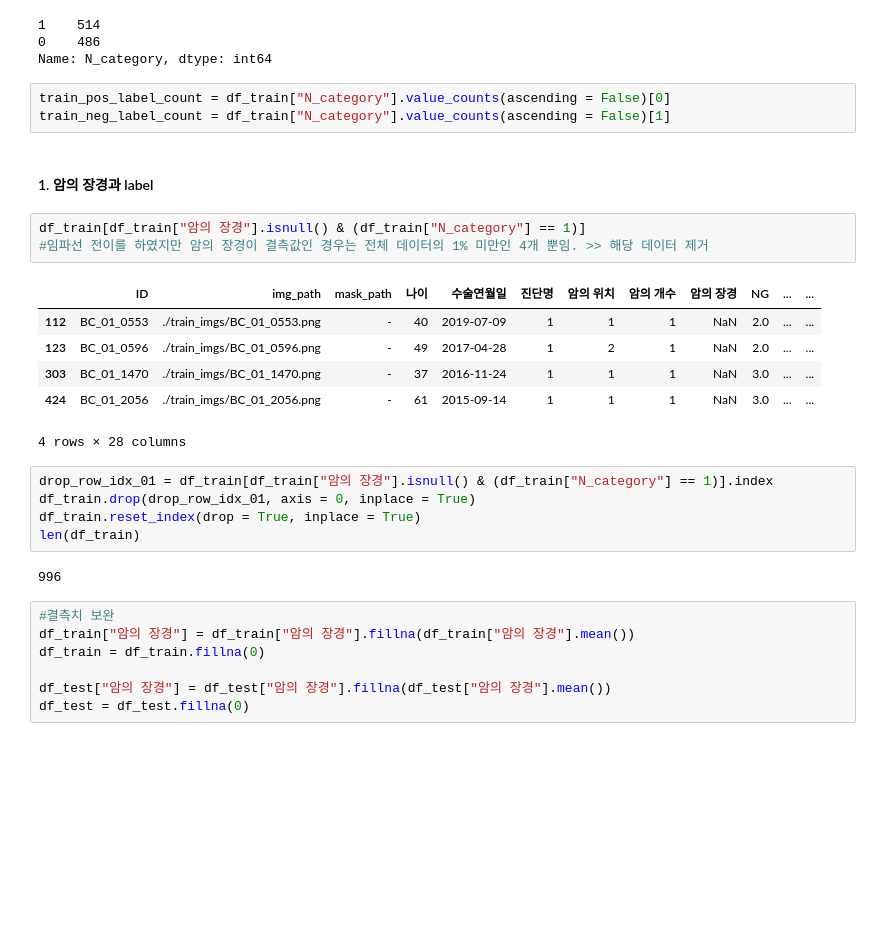
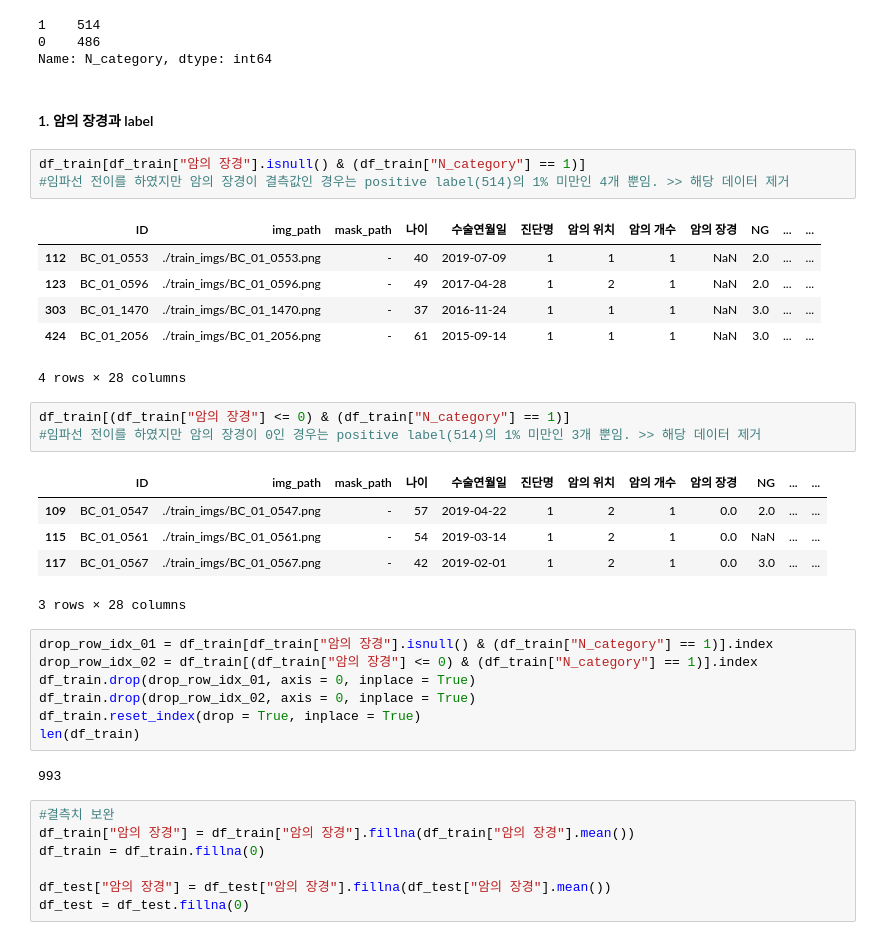
Before and after one commit to krec7748/DACON_BreastCancer_Prediction, a Jupyter notebook: baseline.ipynb, the cells around one changed output. Saved outputs shown, nothing was run; the diff lists cells and outputs as text; blank space fills up the shorter version.

```diff
--- a/baseline.ipynb
+++ b/baseline.ipynb
@@ -75,14 +79,11 @@ df_train["N_category"].value_counts(ascending = False)
 1    514
 0    486
 Name: N_category, dtype: int64
-# %%
-train_pos_label_count = df_train["N_category"].value_counts(ascending = False)[0]
-train_neg_label_count = df_train["N_category"].value_counts(ascending = False)[1]
 # %% [markdown]
 #### 1. 암의 장경과 label
 # %%
 df_train[df_train["암의 장경"].isnull() & (df_train["N_category"] == 1)]
-#임파선 전이를 하였지만 암의 장경이 결측값인 경우는 전체 데이터의 1% 미만인 4개 뿐임. >> 해당 데이터 제거
+#임파선 전이를 하였지만 암의 장경이 결측값인 경우는 positive label(514)의 1% 미만인 4개 뿐임. >> 해당 데이터 제거
 # %% [output]
 |  | ID | img_path | mask_path | 나이 | 수술연월일 | 진단명 | 암의 위치 | 암의 개수 | 암의 장경 | NG | ... | ... |
 | 112 | BC_01_0553 | ./train_imgs/BC_01_0553.png | - | 40 | 2019-07-09 | 1 | 1 | 1 | NaN | 2.0 | ... | ... |
@@ -90,13 +91,24 @@ df_train[df_train["암의 장경"].isnull() & (df_train["N_category"] == 1)]
 | 303 | BC_01_1470 | ./train_imgs/BC_01_1470.png | - | 37 | 2016-11-24 | 1 | 1 | 1 | NaN | 3.0 | ... | ... |
 | 424 | BC_01_2056 | ./train_imgs/BC_01_2056.png | - | 61 | 2015-09-14 | 1 | 1 | 1 | NaN | 3.0 | ... | ... |
 4 rows × 28 columns
+# %%
+df_train[(df_train["암의 장경"] <= 0) & (df_train["N_category"] == 1)]
+#임파선 전이를 하였지만 암의 장경이 0인 경우는 positive label(514)의 1% 미만인 3개 뿐임. >> 해당 데이터 제거
+# %% [output]
+|  | ID | img_path | mask_path | 나이 | 수술연월일 | 진단명 | 암의 위치 | 암의 개수 | 암의 장경 | NG | ... | ... |
+| 109 | BC_01_0547 | ./train_imgs/BC_01_0547.png | - | 57 | 2019-04-22 | 1 | 2 | 1 | 0.0 | 2.0 | ... | ... |
+| 115 | BC_01_0561 | ./train_imgs/BC_01_0561.png | - | 54 | 2019-03-14 | 1 | 2 | 1 | 0.0 | NaN | ... | ... |
+| 117 | BC_01_0567 | ./train_imgs/BC_01_0567.png | - | 42 | 2019-02-01 | 1 | 2 | 1 | 0.0 | 3.0 | ... | ... |
+3 rows × 28 columns
 # %%
 drop_row_idx_01 = df_train[df_train["암의 장경"].isnull() & (df_train["N_category"] == 1)].index
+drop_row_idx_02 = df_train[(df_train["암의 장경"] <= 0) & (df_train["N_category"] == 1)].index
 df_train.drop(drop_row_idx_01, axis = 0, inplace = True)
+df_train.drop(drop_row_idx_02, axis = 0, inplace = True)
 df_train.reset_index(drop = True, inplace = True)
 len(df_train)
 # %% [output]
-996
+993
 # %%
 #결측치 보완
 df_train["암의 장경"] = df_train["암의 장경"].fillna(df_train["암의 장경"].mean())
```
Also changed, not shown: parts of 34 cells of this notebook.
